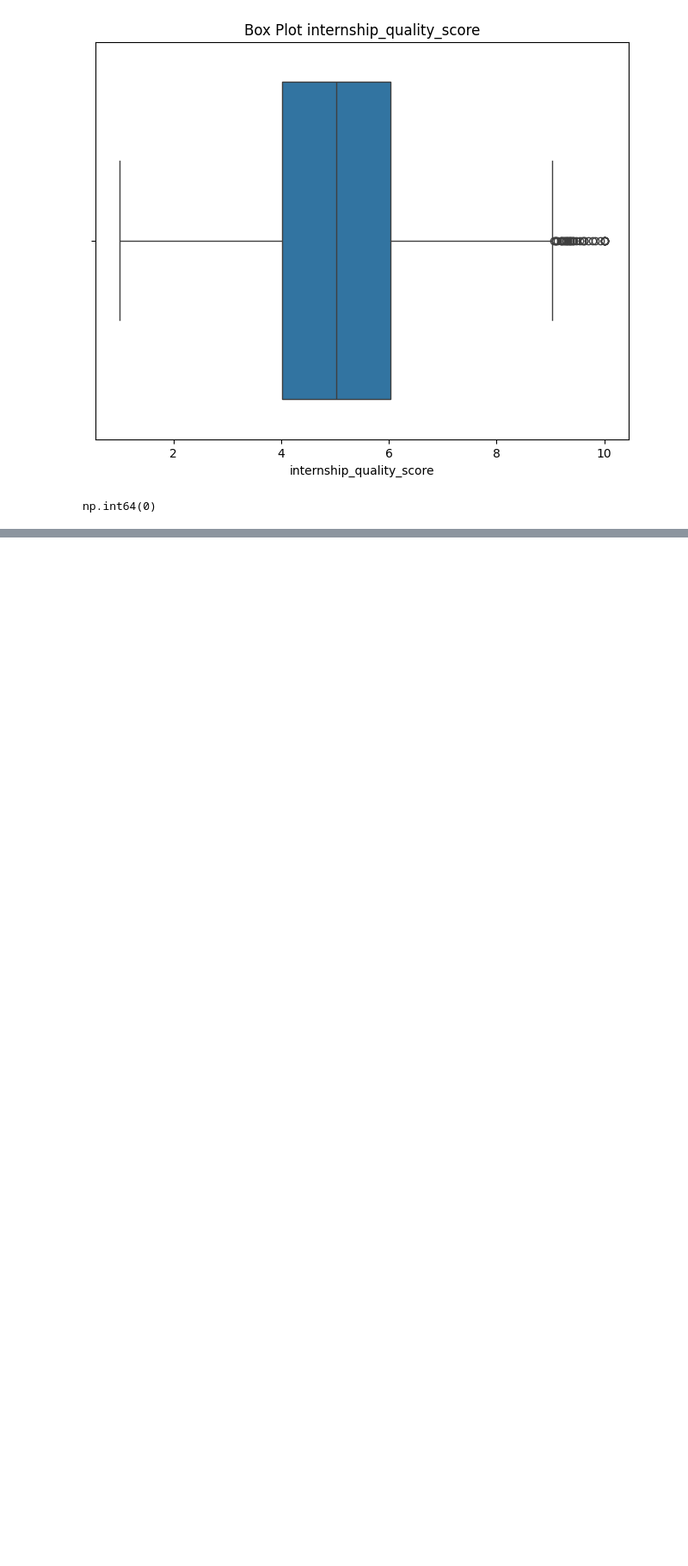
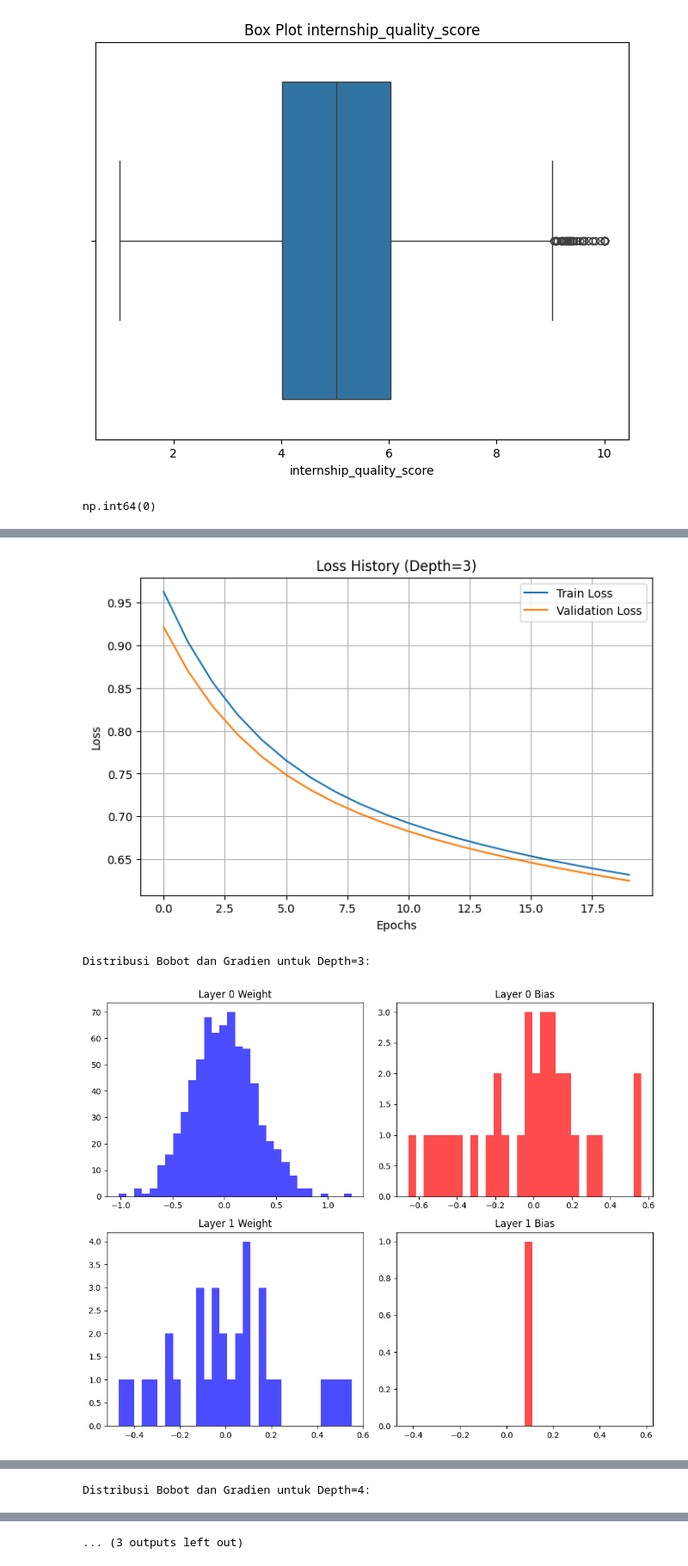
Before and after one commit to drianto/KasihTauMama, a Jupyter notebook: src/notebook.ipynb, the cells around one changed output, grey strips where cells are left out. Shown at 86% size. Cells and saved outputs as stored; diff of their text form; code cells hidden in the pictures; blank space fills up the shorter version.

```diff
--- a/src/notebook.ipynb
+++ b/src/notebook.ipynb
@@ -161,0 +293,30 @@ X_train, X_val, y_train, y_val = train_test_split(X, y, test_size=0.2, random_st
+# %%
+depth_variations = [
+    [input_dim, 32, output_dim],         # 1 hidden layer
+    [input_dim, 32, 32, output_dim],     # 2 hidden layers
+    [input_dim, 32, 32, 32, output_dim]  # 3 hidden layers
+]
+history_depth = {}
+model_depth = {}
+
+for i, layers in enumerate(depth_variations):
+    depth = len(layers) - 1
+    print(f"\nMelatih FFNN dengan {depth-1} hidden layer(s) (width=32)...")
+
+    activations = [ReLU() for _ in range(depth - 1)] + [Sigmoid()] if depth > 1 else [Sigmoid()]
+
+    model = FFNN(loss=BCE(), layers=layers, activation=activations, link_verbose=False, init_method='normal', mean=0, variance=0.1, seed=42)
+    hist = model.fit(X_train_scaled, y_train_np, epochs=20, learning_rate=0.01, batch_size=32, verbose=1, X_val=X_val_scaled, y_val=y_val_np)
+
+    y_pred_val = model.predict(X_val_scaled)
+    acc = calculate_accuracy(y_val_np, y_pred_val)
+    print(f"Depth={depth+1} - Validation Accuracy: {acc:.4f}, Final Val Loss: {hist['val_loss'][-1]:.4f}")
+
+    history_depth[depth] = hist
+    model_depth[depth] = model
+    plot_history(hist, title=f"Loss History (Depth={depth+1})")
+
+    print(f"Distribusi Bobot dan Gradien untuk Depth={depth+1}:")
+    model.show_weight_distribution(layers=[0, 1])
+    model.show_dw_distribution(layers=[0, 1])
+# %% [output]
@@ -161,0 +340,3 @@ X_train, X_val, y_train, y_val = train_test_split(X, y, test_size=0.2, random_st
+[figure, added]
+Distribusi Bobot dan Gradien untuk Depth=3:
+[figure, added]
@@ -161,0 +362 @@ X_train, X_val, y_train, y_val = train_test_split(X, y, test_size=0.2, random_st
+Distribusi Bobot dan Gradien untuk Depth=4:
@@ -161,0 +383 @@ X_train, X_val, y_train, y_val = train_test_split(X, y, test_size=0.2, random_st
+... (3 outputs left out)
```
Also changed, not shown: parts of 24 cells of this notebook.
